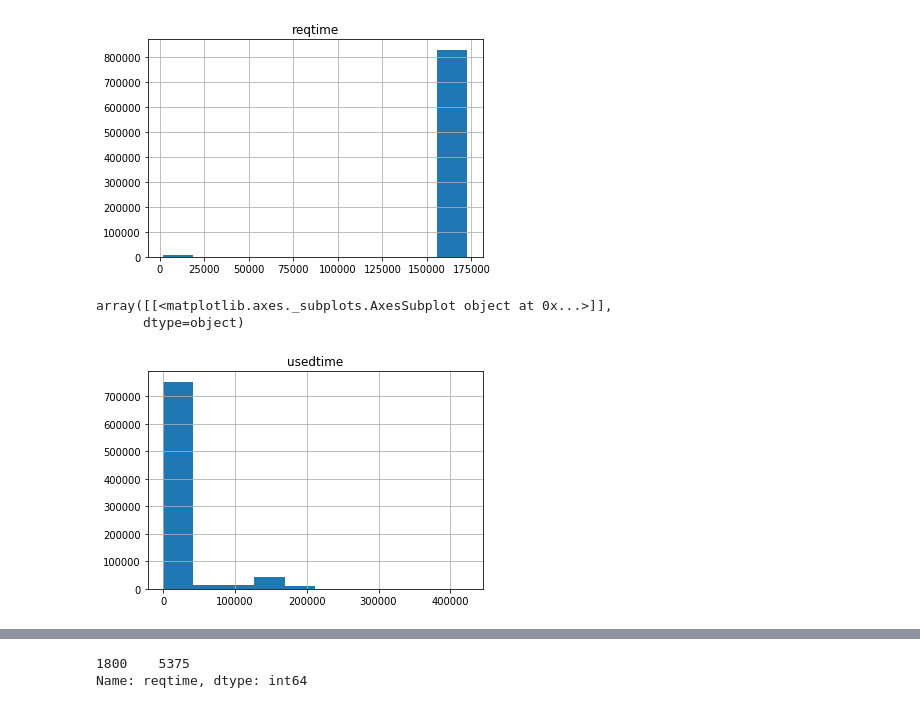
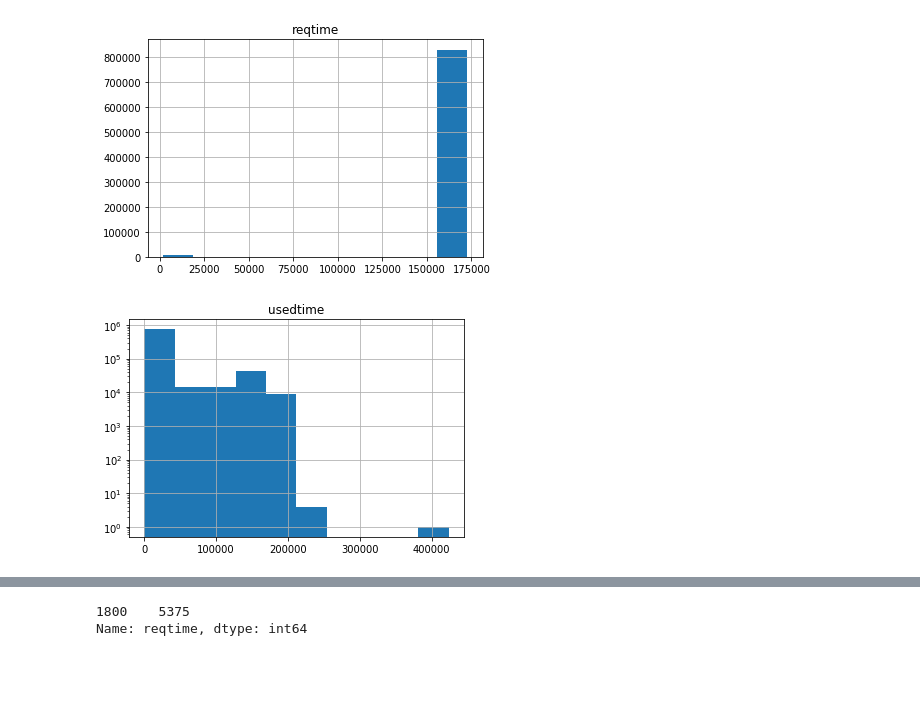
Before and after one commit to nss-data-science-cohort-4/dq2-accre-amd, a Jupyter notebook: notebooks/cms_jobs_2020.ipynb, the cells around one changed output, grey strips where cells are left out. Saved outputs shown, nothing was run; the diff lists cells and outputs as text; code cells hidden in the pictures; blank space fills up the shorter version.

```diff
--- a/notebooks/cms_jobs_2020.ipynb
+++ b/notebooks/cms_jobs_2020.ipynb
@@ -197,7 +171,6 @@ array([[<matplotlib.axes._subplots.AxesSubplot object at 0x...>]],
 [figure]
 # %%
 cms_auto.hist(['usedtime'])
+plt.yscale('log')
 # %% [output]
-array([[<matplotlib.axes._subplots.AxesSubplot object at 0x...>]],
-      dtype=object)
-[figure, old version]
+[figure, new version]
```
Also changed, not shown: parts of 42 cells of this notebook.
